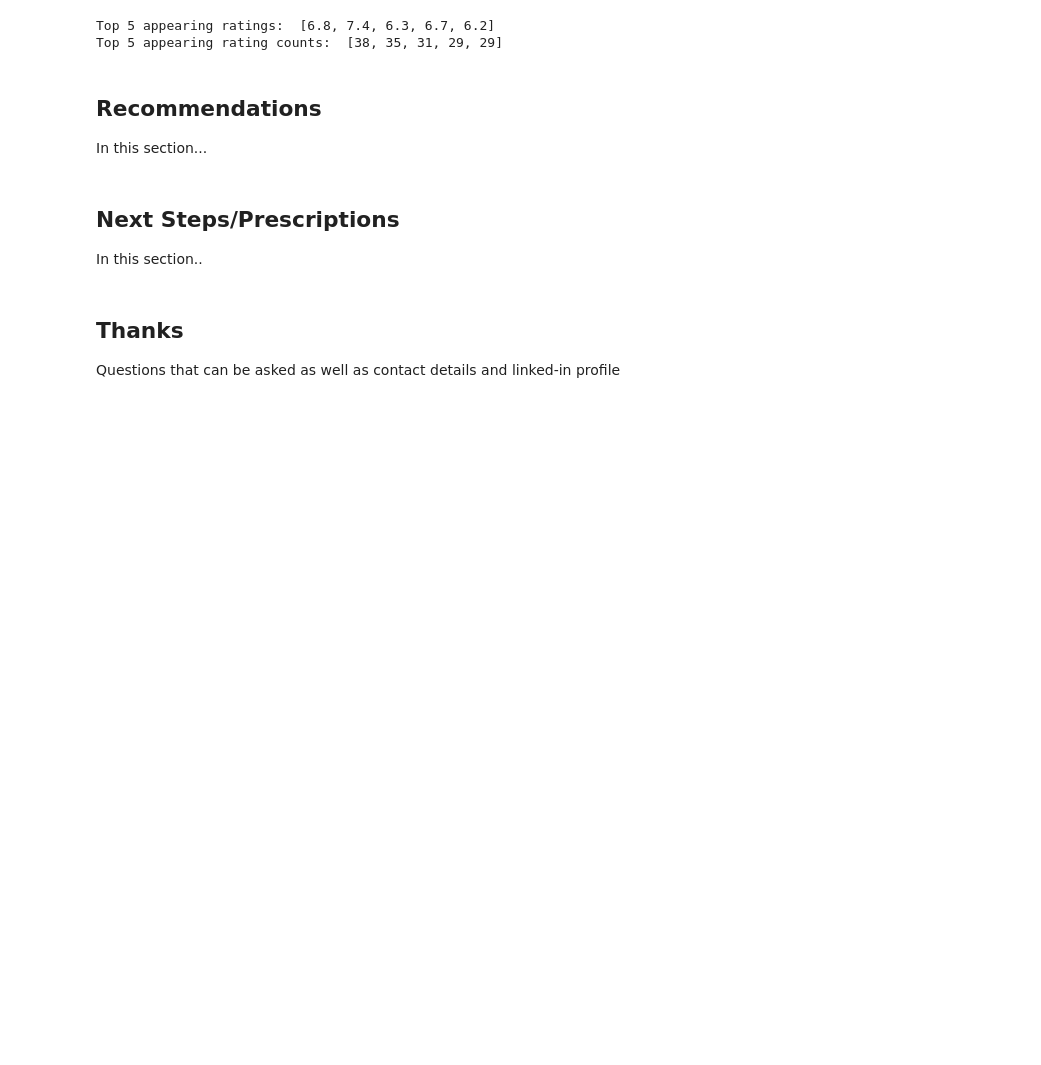
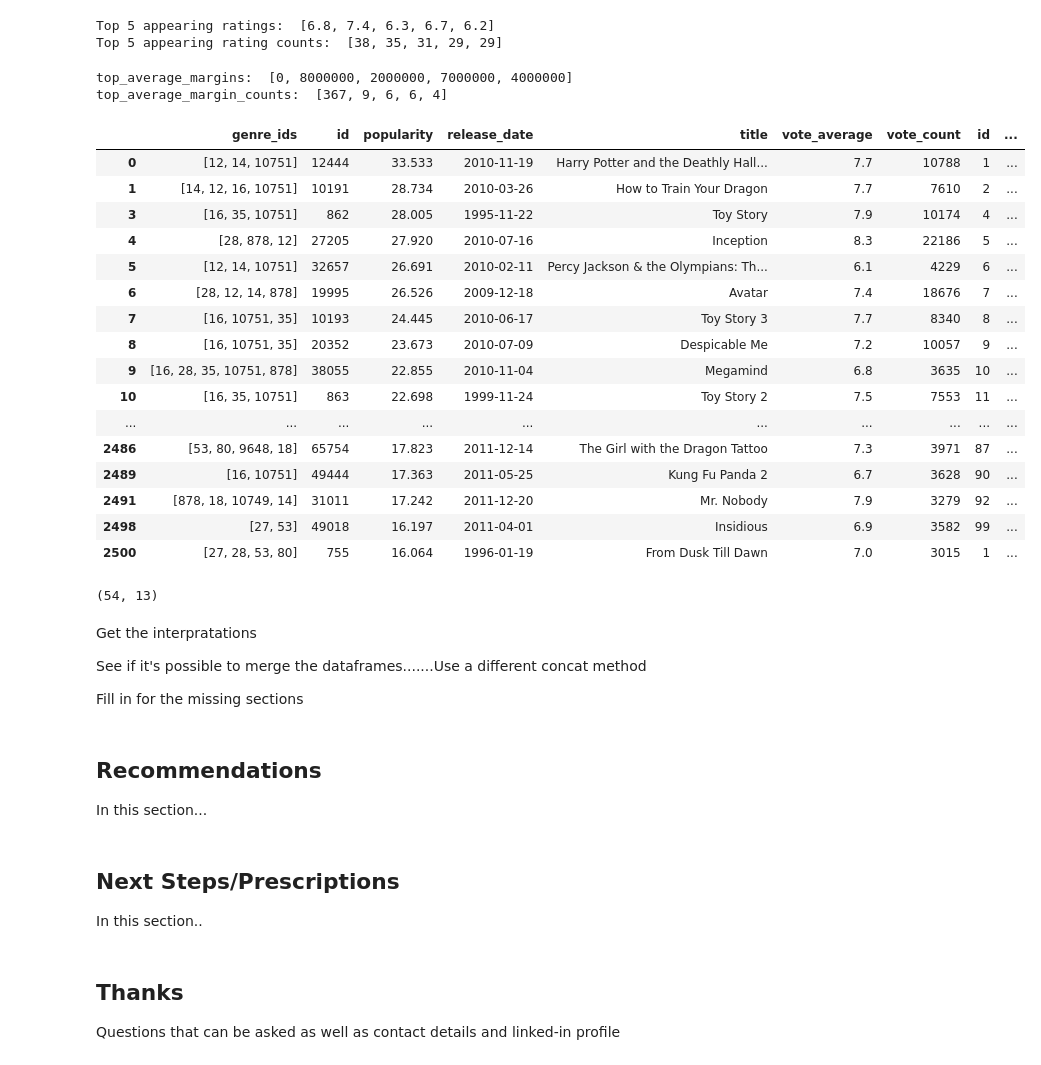
Before and after one commit to Ed-Odhiambo/dsc-phase-1-project-v2-4, a Jupyter notebook: working_project_edit.ipynb, the cells around one changed output. Saved outputs shown, nothing was run; the diff lists cells and outputs as text; code cells hidden in the pictures; blank space fills up the shorter version.

```diff
--- a/working_project_edit.ipynb
+++ b/working_project_edit.ipynb
@@ -275,7 +274,0 @@ Try pushing in the morning or now
-# %%
-# Removing rows with data containing poor gross incomes
-for x in tn_df.index:
-    if tn_df.index[x, 'worlwide_gross'] < 1000000:
-        tn_df.drop(x, inplace=True)
-
-tn_df
@@ -283,0 +275,4 @@ IndexError: only integers, slices (`:`), ellipsis (`...`), numpy.newaxis (`None`
+# %%
+# Filter for the most profitable movies in the data
+tn_df_filtered = tn_df.loc[tn_df['production_budget'] > 100000]
+tn_df_filtered
@@ -283,0 +293,3 @@ IndexError: only integers, slices (`:`), ellipsis (`...`), numpy.newaxis (`None`
+# %%
+tn_df_filtered = tn_df_filtered.loc[tn_df_filtered["domestic_gross"] > 100000000]
+tn_df_filtered
@@ -283,0 +310,3 @@ IndexError: only integers, slices (`:`), ellipsis (`...`), numpy.newaxis (`None`
+# %%
+tn_df_filtered = tn_df_filtered.loc[tn_df_filtered["worldwide_gross"] > 100000000]
+tn_df_filtered
@@ -290,3 +360,12 @@ print("Top 5 appearing rating counts: ", top_average_voted_counts)
 # %% [output]
 Top 5 appearing ratings:  [6.8, 7.4, 6.3, 6.7, 6.2]
 Top 5 appearing rating counts:  [38, 35, 31, 29, 29]
+# %%
+top_average_margins = tn_df['worldwide_gross'].value_counts().index[:5].tolist()
+top_average_margin_counts = tn_df['worldwide_gross'].value_counts().values[:5].tolist()
+
+print("top_average_margins: ", top_average_margins)
+print("top_average_margin_counts: ", top_average_margin_counts)
+# %% [output]
+top_average_margins:  [0, 8000000, 2000000, 7000000, 4000000]
+top_average_margin_counts:  [367, 9, 6, 6, 4]
@@ -293,3 +410,34 @@ Top 5 appearing rating counts:  [38, 35, 31, 29, 29]
+# %%
+Merged_data = pd.concat([tmdb_df, tn_df_filtered], axis=1, join="inner")
+Merged_data
+# %% [output]
+|  | genre_ids | id | popularity | release_date | title | vote_average | vote_count | id | ... |
+| 0 | [12, 14, 10751] | 12444 | 33.533 | 2010-11-19 | Harry Potter and the Deathly Hall... | 7.7 | 10788 | 1 | ... |
+| 1 | [14, 12, 16, 10751] | 10191 | 28.734 | 2010-03-26 | How to Train Your Dragon | 7.7 | 7610 | 2 | ... |
+| 3 | [16, 35, 10751] | 862 | 28.005 | 1995-11-22 | Toy Story | 7.9 | 10174 | 4 | ... |
+| 4 | [28, 878, 12] | 27205 | 27.920 | 2010-07-16 | Inception | 8.3 | 22186 | 5 | ... |
+| 5 | [12, 14, 10751] | 32657 | 26.691 | 2010-02-11 | Percy Jackson & the Olympians: Th... | 6.1 | 4229 | 6 | ... |
+| 6 | [28, 12, 14, 878] | 19995 | 26.526 | 2009-12-18 | Avatar | 7.4 | 18676 | 7 | ... |
+| 7 | [16, 10751, 35] | 10193 | 24.445 | 2010-06-17 | Toy Story 3 | 7.7 | 8340 | 8 | ... |
+| 8 | [16, 10751, 35] | 20352 | 23.673 | 2010-07-09 | Despicable Me | 7.2 | 10057 | 9 | ... |
+| 9 | [16, 28, 35, 10751, 878] | 38055 | 22.855 | 2010-11-04 | Megamind | 6.8 | 3635 | 10 | ... |
+| 10 | [16, 35, 10751] | 863 | 22.698 | 1999-11-24 | Toy Story 2 | 7.5 | 7553 | 11 | ... |
+| ... | ... | ... | ... | ... | ... | ... | ... | ... | ... |
+| 2486 | [53, 80, 9648, 18] | 65754 | 17.823 | 2011-12-14 | The Girl with the Dragon Tattoo | 7.3 | 3971 | 87 | ... |
+| 2489 | [16, 10751] | 49444 | 17.363 | 2011-05-25 | Kung Fu Panda 2 | 6.7 | 3628 | 90 | ... |
+| 2491 | [878, 18, 10749, 14] | 31011 | 17.242 | 2011-12-20 | Mr. Nobody | 7.9 | 3279 | 92 | ... |
+| 2498 | [27, 53] | 49018 | 16.197 | 2011-04-01 | Insidious | 6.9 | 3582 | 99 | ... |
+| 2500 | [27, 28, 53, 80] | 755 | 16.064 | 1996-01-19 | From Dusk Till Dawn | 7.0 | 3015 | 1 | ... |
+# %%
+Merged_data.shape
+# %% [output]
+(54, 13)
+# %% [markdown]
+Get the interpratations
+
+See if it's possible to merge the dataframes.......Use a different concat method
+
+Fill in for the missing sections
 # %% [markdown]
 ## Recommendations
 
```
Also changed, not shown: parts of 18 cells of this notebook.
